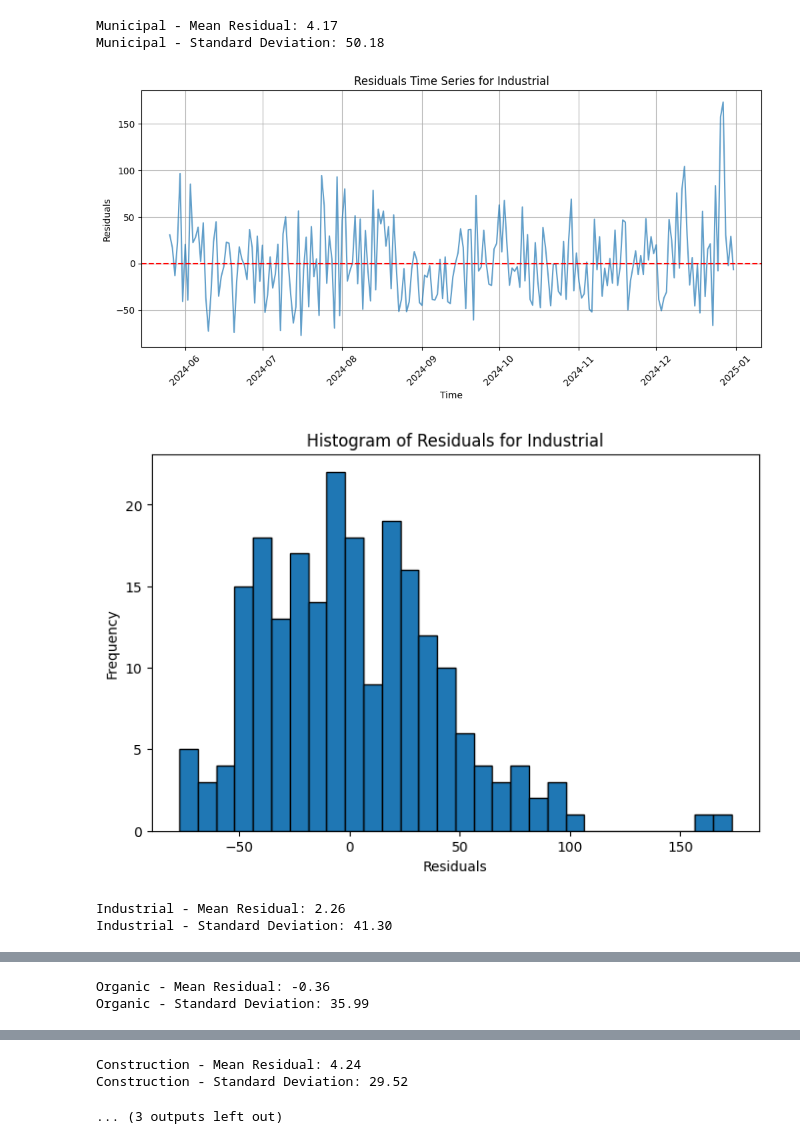
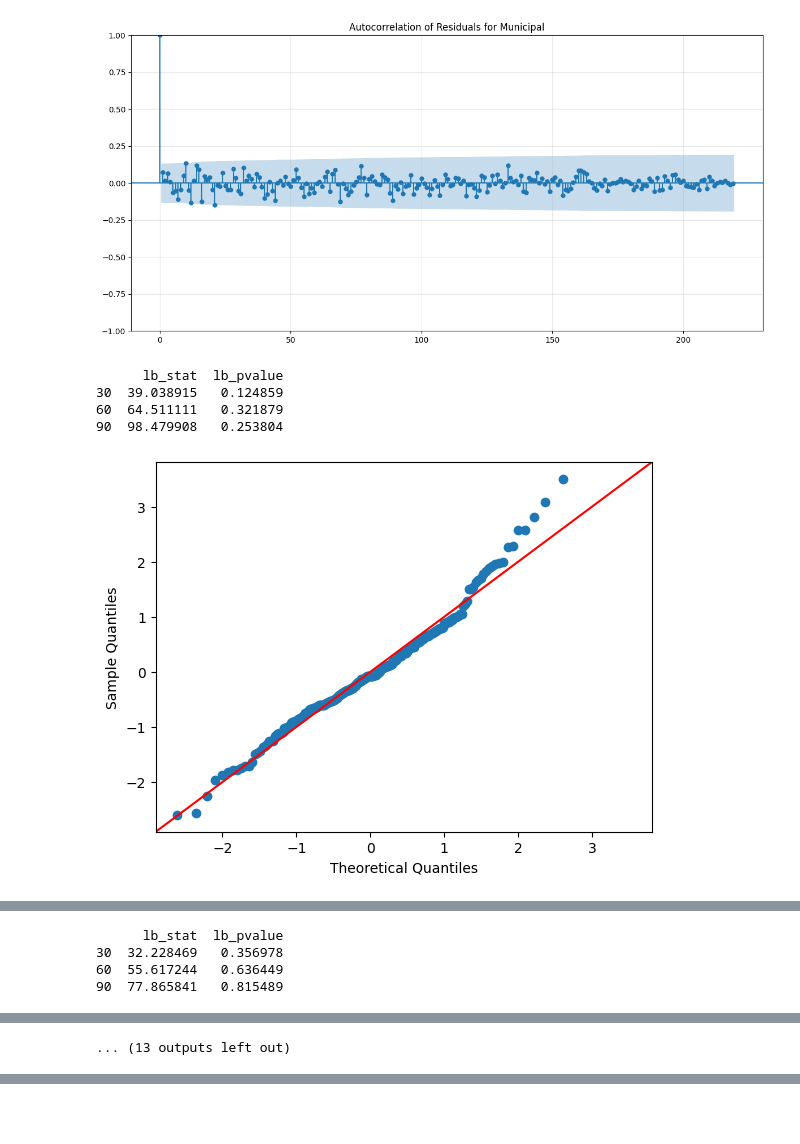
Before and after one commit to 1106maxi/AI-supported-Forecasting-Models-for-Waste-Management, a Jupyter notebook: forecasting notebooks/quantity_residual_analysis_waste_type.ipynb, the cells around one changed output, grey strips where cells are left out. Drawn from its saved outputs; the diff is of its cells as text; code cells hidden in the pictures; blank space fills up the shorter version.

Commit message:
additional residual analysis

```diff
--- a/forecasting notebooks/quantity_residual_analysis_waste_type.ipynb
+++ b/forecasting notebooks/quantity_residual_analysis_waste_type.ipynb
@@ -211,5 +211,9 @@ RMSE for Commercial: 34.82
 [figure]
 # %%
+import statsmodels.api as sm
+from statsmodels.stats.diagnostic import acorr_ljungbox
+from statsmodels.graphics.tsaplots import plot_acf
+
 for waste in waste_dfs:
 
     # Calculate total actual values for the waste type
@@ -239,7 +243,20 @@ for waste in waste_dfs:
     plt.title(f"Histogram of Residuals for {waste}")
     plt.show()
 
+    fig, ax = plt.subplots(figsize=(12, 6))
+    plot_acf(residuals, ax=ax, lags=len(residuals)-1)
+    plt.title(f'Autocorrelation of Residuals for {waste}')
+    plt.grid(True, alpha=0.3)
+    plt.tight_layout()
+    plt.show()
+
+    result = acorr_ljungbox(residuals, lags=[30,60,90], return_df=True)
+    print(f"{result}\n")
+
+    sm.qqplot(residuals, line='45', fit=True)
+    plt.show()
+
     # Print mean and standard deviation of residuals
-    print(f"{waste} - Mean Residual: {residuals.mean():.2f}")
-    print(f"{waste} - Standard Deviation: {residuals.std():.2f}")
+    #print(f"{waste} - Mean Residual: {residuals.mean():.2f}")
+    #print(f"{waste} - Standard Deviation: {residuals.std():.2f}")
 # %% [output]
@@ -248,6 +265,6 @@ for waste in waste_dfs:
+[figure, new version]
-Municipal - Mean Residual: 4.17
-Municipal - Standard Deviation: 50.18
+      lb_stat  lb_pvalue
+30  39.038915   0.124859
+60  64.511111   0.321879
+90  98.479908   0.253804
-[figure, old version]
-[figure, old version]
+[figure, new version]
-Industrial - Mean Residual: 2.26
-Industrial - Standard Deviation: 41.30
@@ -255,0 +274,4 @@ Industrial - Standard Deviation: 41.30
+      lb_stat  lb_pvalue
+30  32.228469   0.356978
+60  55.617244   0.636449
+90  77.865841   0.815489
@@ -256,2 +281 @@ Industrial - Standard Deviation: 41.30
-Organic - Mean Residual: -0.36
-Organic - Standard Deviation: 35.99
+... (13 outputs left out)
@@ -260,3 +281,0 @@ Organic - Standard Deviation: 35.99
-Construction - Mean Residual: 4.24
-Construction - Standard Deviation: 29.52
-... (3 outputs left out)
```
Also changed, not shown: parts of 5 cells of this notebook.
